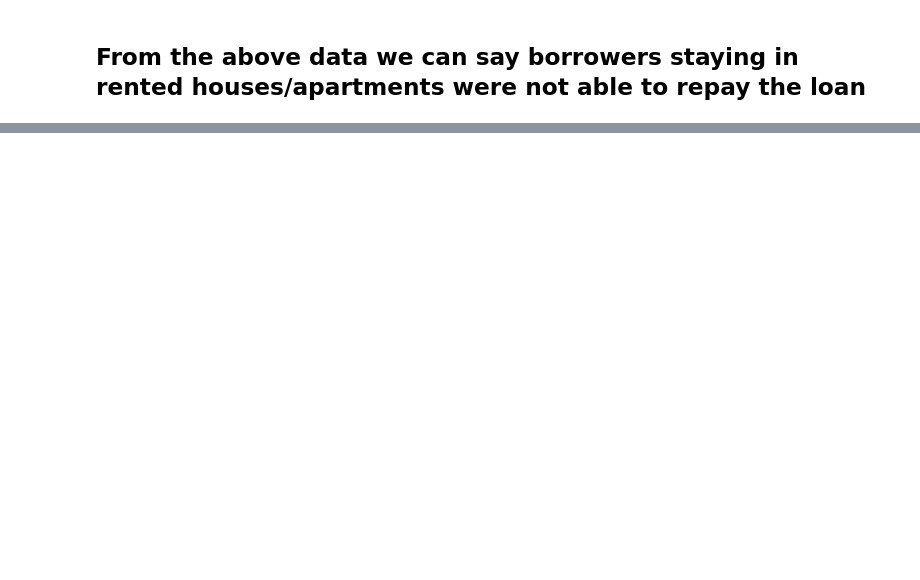
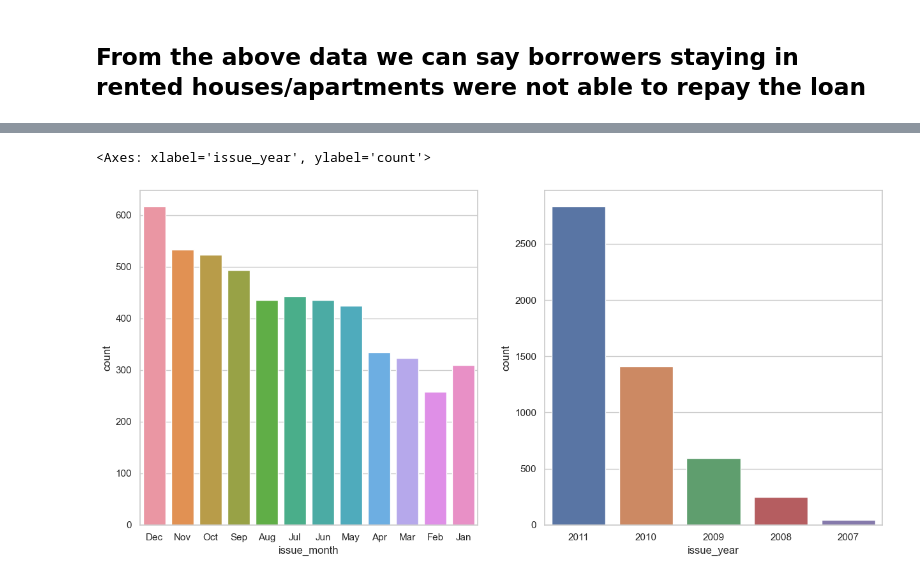
Before and after one commit to sambit-star/LendingClubCaseStudy, a Jupyter notebook: SambitMukherjee.ipynb, the cells around one changed output, grey strips where cells are left out. Drawn from its saved outputs; the diff is of its cells as text; code cells hidden in the pictures; blank space fills up the shorter version.

```diff
--- a/SambitMukherjee.ipynb
+++ b/SambitMukherjee.ipynb
@@ -538,0 +554,5 @@ plt.show()
+# %%
+## Extracting month and year value
+df_month_year = loandata1['issue_d'].str.partition("-", True)
+loandata1['issue_month']=df_month_year[0]
+loandata1['issue_year']='20' + df_month_year[2]
@@ -538,0 +568,9 @@ plt.show()
+# %%
+plt.figure(figsize=(15,15))
+plt.subplot(221)
+sns.countplot(x='issue_month', data=loandata1[loandata1['loan_status']=='Charged Off'])
+plt.subplot(222)
+sns.countplot(x='issue_year', data=loandata1[loandata1['loan_status']=='Charged Off'])
+# %% [output]
+<Axes: xlabel='issue_year', ylabel='count'>
+[figure, added]
```
Also changed, not shown: parts of 34 cells of this notebook, 3 other files.
